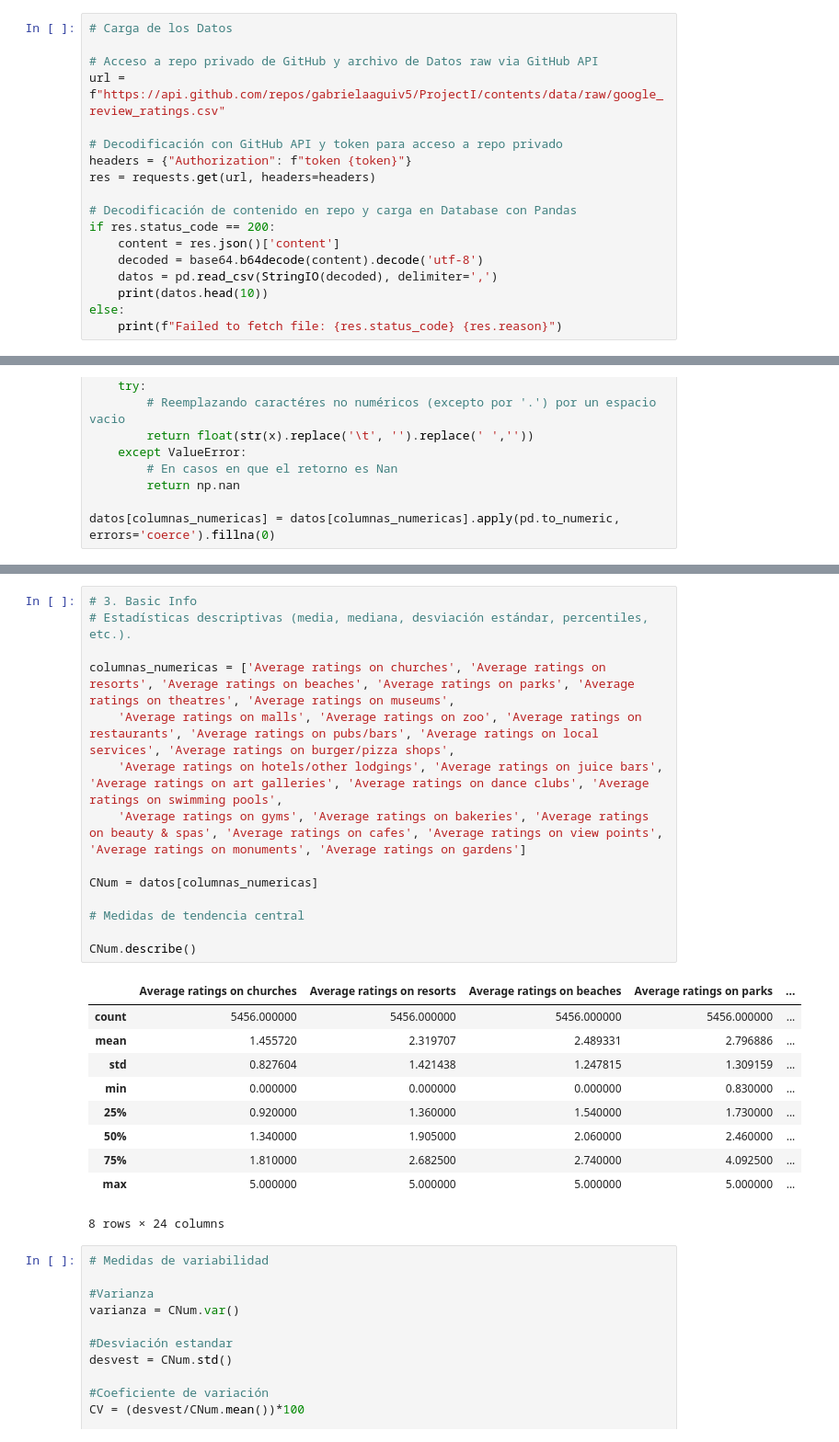
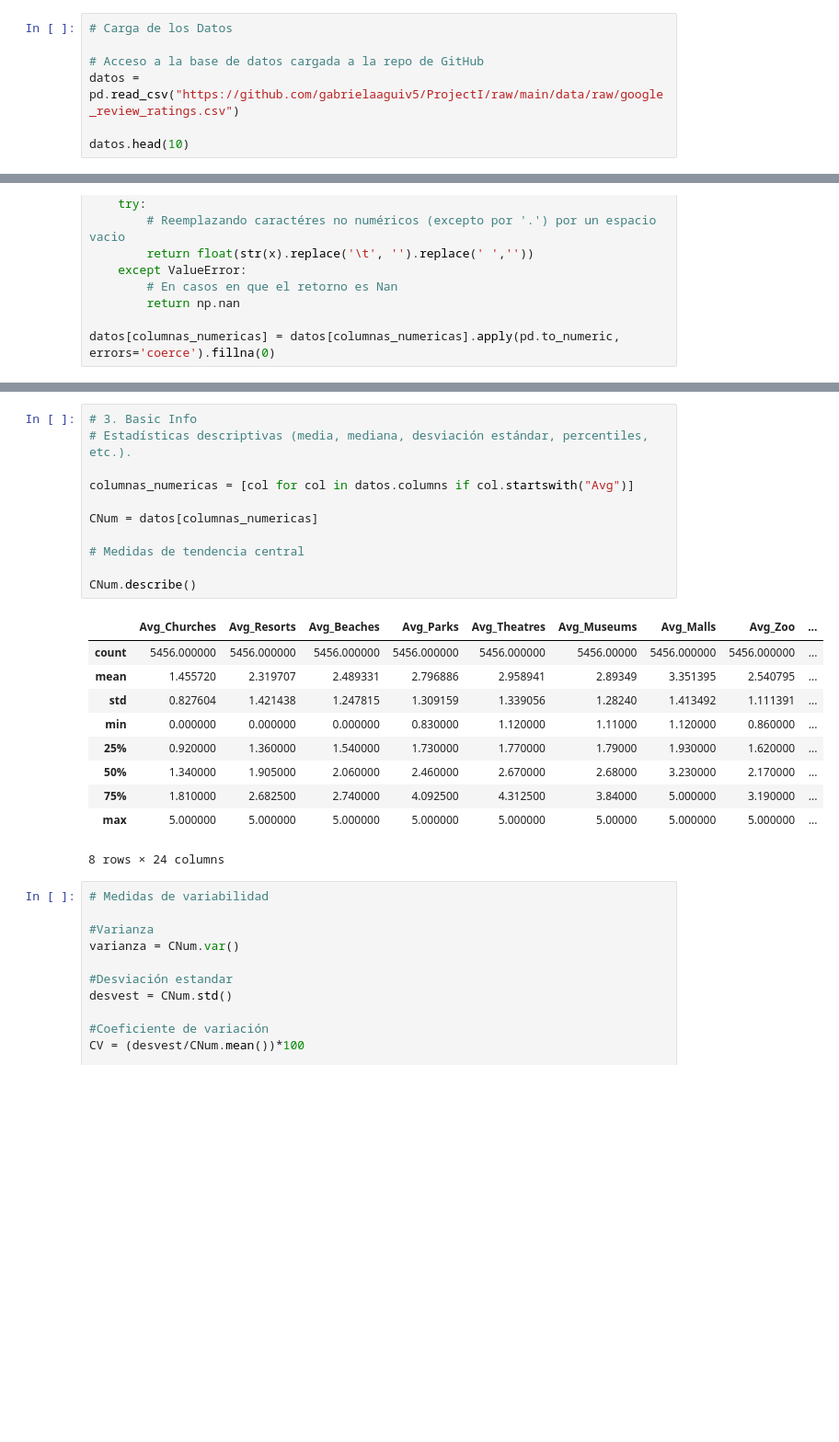
Before and after one commit to gabrielaaguiv5/ProjectI, a Jupyter notebook: notebooks/01_eda_overview.ipynb, the cells around one changed output, grey strips where cells are left out. Shown at 92% size. Drawn from its saved outputs; the diff is of its cells as text; blank space fills up the shorter version.

```diff
--- a/notebooks/01_eda_overview.ipynb
+++ b/notebooks/01_eda_overview.ipynb
@@ -36,19 +29,8 @@ Enter your GitHub Personal Access Token: ··········
 # %%
 # Carga de los Datos
 
-# Acceso a repo privado de GitHub y archivo de Datos raw via GitHub API
-url = f"https://api.github.com/repos/gabrielaaguiv5/ProjectI/contents/data/raw/google_review_ratings.csv"
+# Acceso a la base de datos cargada a la repo de GitHub
+datos = pd.read_csv("https://github.com/gabrielaaguiv5/ProjectI/raw/main/data/raw/google_review_ratings.csv")
 
-# Decodificación con GitHub API y token para acceso a repo privado
-headers = {"Authorization": f"token {token}"}
-res = requests.get(url, headers=headers)
-
-# Decodificación de contenido en repo y carga en Database con Pandas
-if res.status_code == 200:
-    content = res.json()['content']
-    decoded = base64.b64decode(content).decode('utf-8')
-    datos = pd.read_csv(StringIO(decoded), delimiter=',')
-    print(datos.head(10))
-else:
-    print(f"Failed to fetch file: {res.status_code} {res.reason}")
+datos.head(10)
 # %% [output]
@@ -241,27 +235,24 @@ memory usage: 1.2 MB
 # %%
 # 3. Basic Info
 # Estadísticas descriptivas (media, mediana, desviación estándar, percentiles, etc.).
 
-columnas_numericas = ['Average ratings on churches', 'Average ratings on resorts', 'Average ratings on beaches', 'Average ratings on parks', 'Average ratings on theatres', 'Average ratings on museums',
-    'Average ratings on malls', 'Average ratings on zoo', 'Average ratings on restaurants', 'Average ratings on pubs/bars', 'Average ratings on local services', 'Average ratings on burger/pizza shops',
-    'Average ratings on hotels/other lodgings', 'Average ratings on juice bars', 'Average ratings on art galleries', 'Average ratings on dance clubs', 'Average ratings on swimming pools',
-    'Average ratings on gyms', 'Average ratings on bakeries', 'Average ratings on beauty & spas', 'Average ratings on cafes', 'Average ratings on view points', 'Average ratings on monuments', 'Average ratings on gardens']
+columnas_numericas = [col for col in datos.columns if col.startswith("Avg")]
 
 CNum = datos[columnas_numericas]
 
 # Medidas de tendencia central
 
 CNum.describe()
 # %% [output]
-|  | Average ratings on churches | Average ratings on resorts | Average ratings on beaches | Average ratings on parks | ... |
-| count | 5456.000000 | 5456.000000 | 5456.000000 | 5456.000000 | ... |
-| mean | 1.455720 | 2.319707 | 2.489331 | 2.796886 | ... |
-| std | 0.827604 | 1.421438 | 1.247815 | 1.309159 | ... |
-| min | 0.000000 | 0.000000 | 0.000000 | 0.830000 | ... |
-| 25% | 0.920000 | 1.360000 | 1.540000 | 1.730000 | ... |
-| 50% | 1.340000 | 1.905000 | 2.060000 | 2.460000 | ... |
-| 75% | 1.810000 | 2.682500 | 2.740000 | 4.092500 | ... |
-| max | 5.000000 | 5.000000 | 5.000000 | 5.000000 | ... |
+|  | Avg_Churches | Avg_Resorts | Avg_Beaches | Avg_Parks | Avg_Theatres | Avg_Museums | Avg_Malls | Avg_Zoo | ... |
+| count | 5456.000000 | 5456.000000 | 5456.000000 | 5456.000000 | 5456.000000 | 5456.00000 | 5456.000000 | 5456.000000 | ... |
+| mean | 1.455720 | 2.319707 | 2.489331 | 2.796886 | 2.958941 | 2.89349 | 3.351395 | 2.540795 | ... |
+| std | 0.827604 | 1.421438 | 1.247815 | 1.309159 | 1.339056 | 1.28240 | 1.413492 | 1.111391 | ... |
+| min | 0.000000 | 0.000000 | 0.000000 | 0.830000 | 1.120000 | 1.11000 | 1.120000 | 0.860000 | ... |
+| 25% | 0.920000 | 1.360000 | 1.540000 | 1.730000 | 1.770000 | 1.79000 | 1.930000 | 1.620000 | ... |
+| 50% | 1.340000 | 1.905000 | 2.060000 | 2.460000 | 2.670000 | 2.68000 | 3.230000 | 2.170000 | ... |
+| 75% | 1.810000 | 2.682500 | 2.740000 | 4.092500 | 4.312500 | 3.84000 | 5.000000 | 3.190000 | ... |
+| max | 5.000000 | 5.000000 | 5.000000 | 5.000000 | 5.000000 | 5.00000 | 5.000000 | 5.000000 | ... |
 8 rows × 24 columns
 # %%
 # Medidas de variabilidad
```
Also changed, not shown: parts of 9 cells of this notebook.
